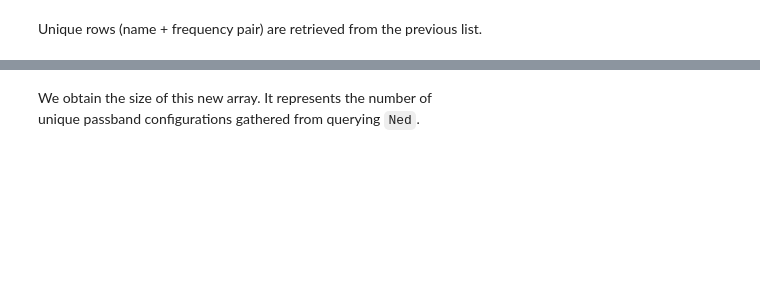
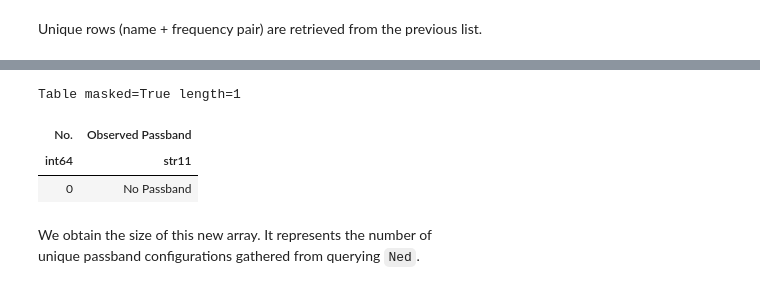
Before and after one commit to racarvajal/work_notes, a Jupyter notebook: Fetch_high_z_cat.ipynb, the cells around one changed output, grey strips where cells are left out. Saved outputs shown, nothing was run; the diff lists cells and outputs as text; code cells hidden in the pictures; blank space fills up the shorter version.

```diff
--- a/Fetch_high_z_cat.ipynb
+++ b/Fetch_high_z_cat.ipynb
@@ -430,10 +430,10 @@ query_simbad_flag               = False
 load_simbad_flag                = False
 create_simbad_inayoshi_flag     = False
 read_simbad_inayoshi_flag       = True
-query_ned_names_flag            = False
-query_ned_photometry_flag       = False
+query_ned_names_flag            = True
+query_ned_photometry_flag       = True
+create_phot_bands_list_flag     = True
 order_ned_photometry_flag       = False
-create_phot_bands_list_flag     = False
 load_phot_bands_list_flag       = False
 create_simbad_inayoshi_ned_flag = False
 read_simbad_inayoshi_ned_flag   = False
@@ -876,3 +981,10 @@ Unique rows (name + frequency pair) are retrieved from the previous list.
+# %%
+ned_tables[405]
+# %% [output]
+Table masked=True length=1
+| No. | Observed Passband |
+| int64 | str11 |
+| 0 | No Passband |
 # %%
 if create_phot_bands_list_flag:
     unique_rows_band_names_array = np.unique(band_names_array, axis=0)
```
Also changed, not shown: parts of 34 cells of this notebook, 3 other files.
